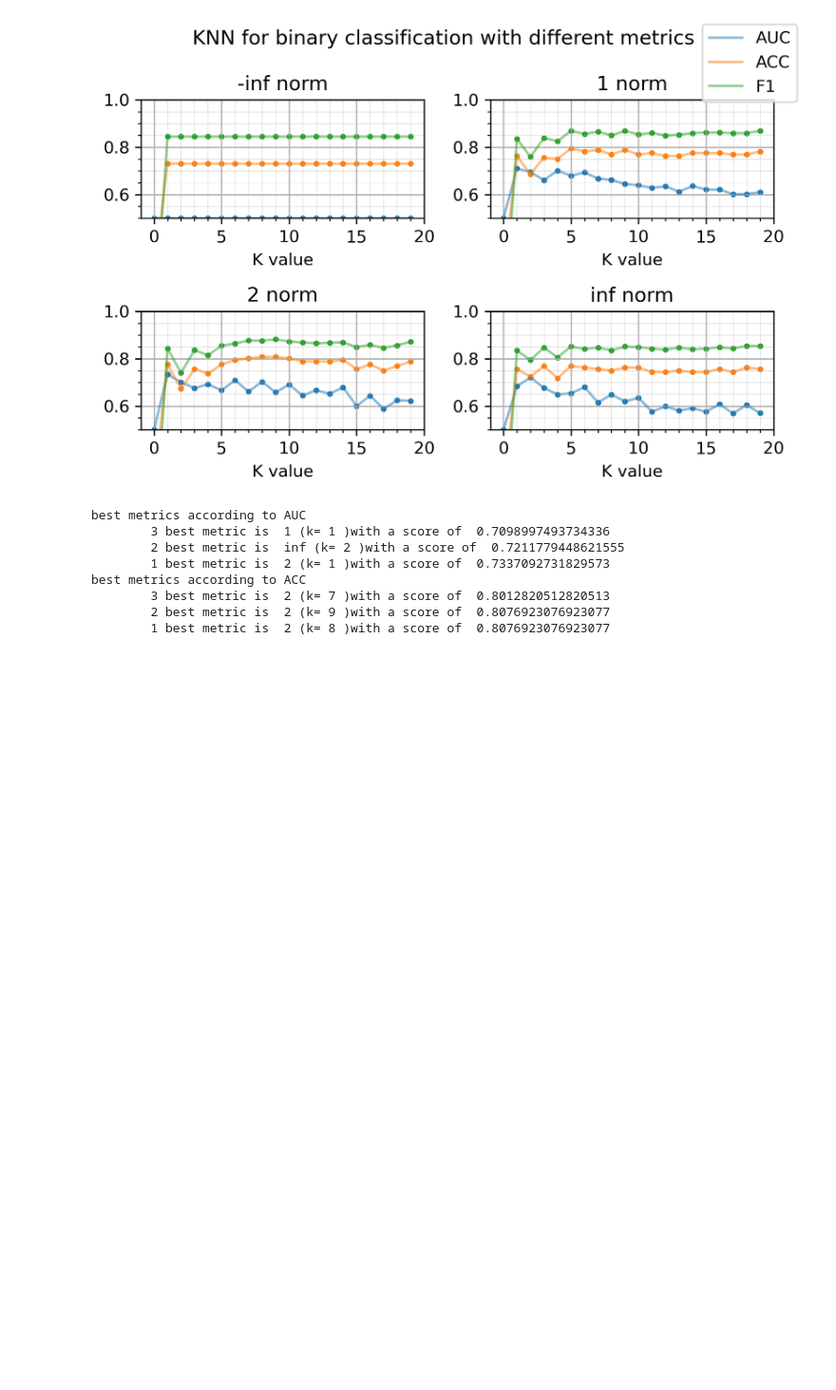
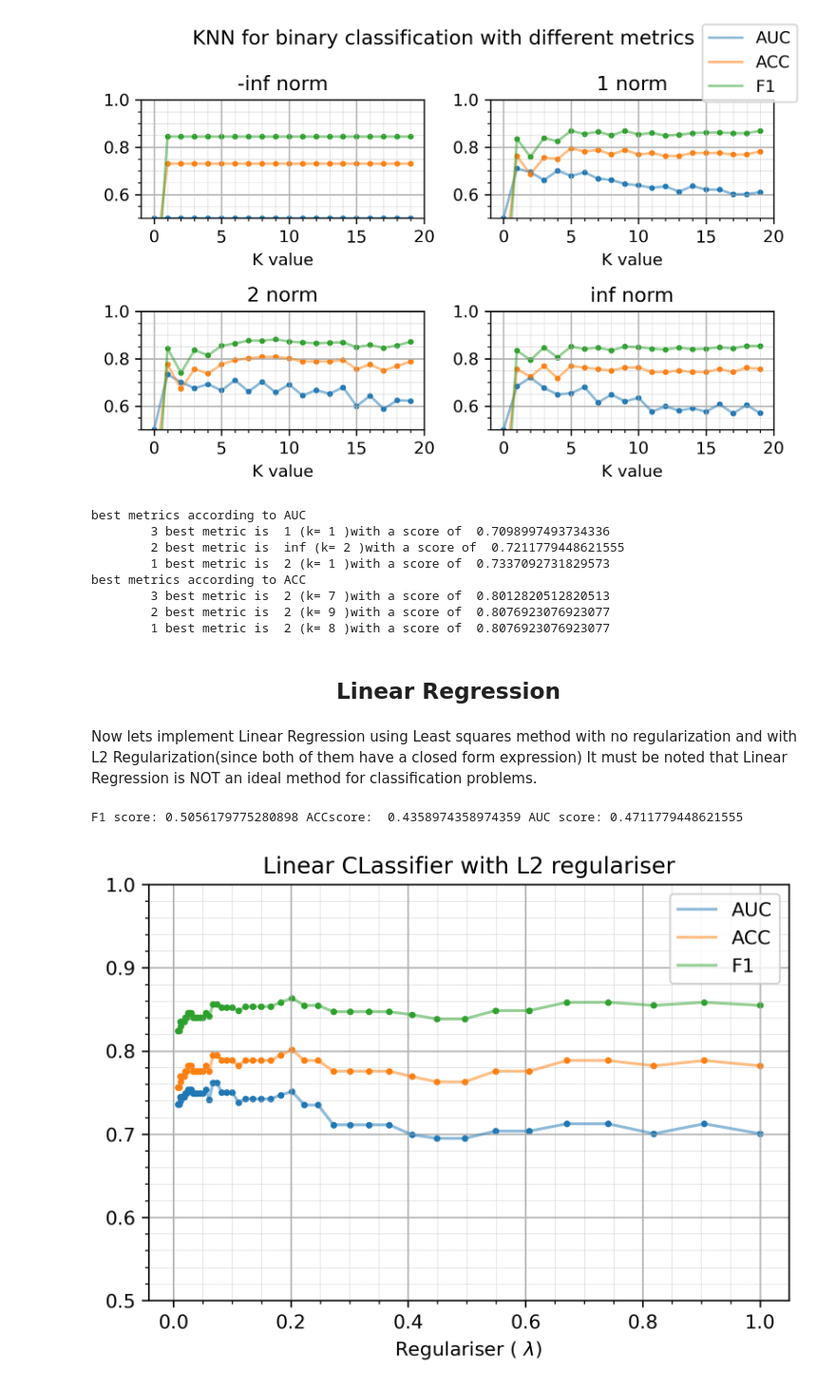
Before and after one commit to Sudhanshu-Sb2002/PRNN_final, a Jupyter notebook: PRNN.ipynb, the cells around one changed output. Shown: that part at 95% size. Drawn from its saved outputs; the diff is of its cells as text; code cells hidden in the pictures; blank space fills up the shorter version.

Commit message:
Completeed Linear regression

```diff
--- a/PRNN.ipynb
+++ b/PRNN.ipynb
@@ -174,3 +180,8 @@ best metrics according to ACC
         3 best metric is  2 (k= 7 )with a score of  0.8012820512820513
         2 best metric is  2 (k= 9 )with a score of  0.8076923076923077
         1 best metric is  2 (k= 8 )with a score of  0.8076923076923077
+# %% [markdown]
+<h2><center>Linear Regression</center></h2>
+# %% [markdown]
+Now lets implement Linear Regression using Least squares method with no regularization and with L2 Regularization(since both of them have a closed form expression)
+It must be noted that Linear Regression is NOT an ideal method for classification problems.
@@ -176,0 +203,40 @@ best metrics according to ACC
+# %%
+#basic classiffier
+test_pred=least_squares_classifier(train_images, train_labels, test_images)
+for i in range(len(test_pred)):
+    if test_pred[i][0]>=0.5:
+        test_pred[i][0]=1
+    else:
+        test_pred[i][0]=0
+
+F1score =metrics.f1_score(test_labels,test_pred)
+ACCscore =metrics.accuracy_score(test_labels,test_pred)
+AUCscore =metrics.roc_auc_score(test_labels,test_pred)
+print("F1 score:",F1score, "ACCscore: ",ACCscore, "AUC score:",AUCscore)
+# %% [output]
+F1 score: 0.5056179775280898 ACCscore:  0.4358974358974359 AUC score: 0.4711779448621555
+# %%
+k_max=50
+
+x_graph = np.zeros((k_max))
+AUCscores = np.zeros(x_graph.shape)
+ACCscores = np.zeros(x_graph.shape)
+F1scores = np.zeros(x_graph.shape)
+
+for k in range(0, k_max):
+    hyperparamereter=math.exp(-k/10)
+    test_pred = least_squares_classifier(train_images, train_labels, test_images, lambda_hyper=hyperparamereter)
+    for i in range(len(test_pred)):
+        if test_pred[i][0] < 0.5:
+            test_pred[i][0] = 0
+        else:
+            test_pred[i][0] = 1
+    x_graph[k] = hyperparamereter
+    F1scores[k] =metrics.f1_score(test_labels,test_pred)
+    ACCscores[k] =metrics.accuracy_score(test_labels,test_pred)
+    AUCscores[k] =metrics.roc_auc_score(test_labels,test_pred)
+# %%
+plotter(x_graph,AUCscores,ACCscores,F1scores,"Linear CLassifier with L2 regulariser","Regulariser ( $\lambda $) ")
+plt.legend(['AUC', 'ACC', 'F1']);
+# %% [output]
+[figure, added]
```
Also changed, not shown: parts of 8 cells of this notebook, 4 other files.
